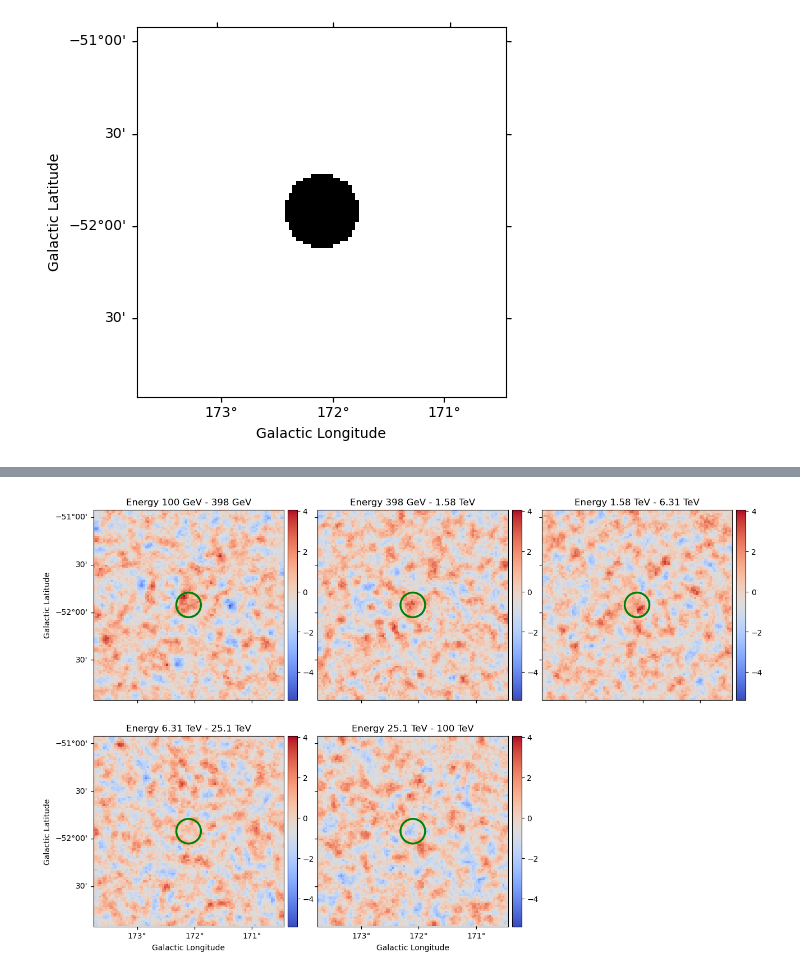
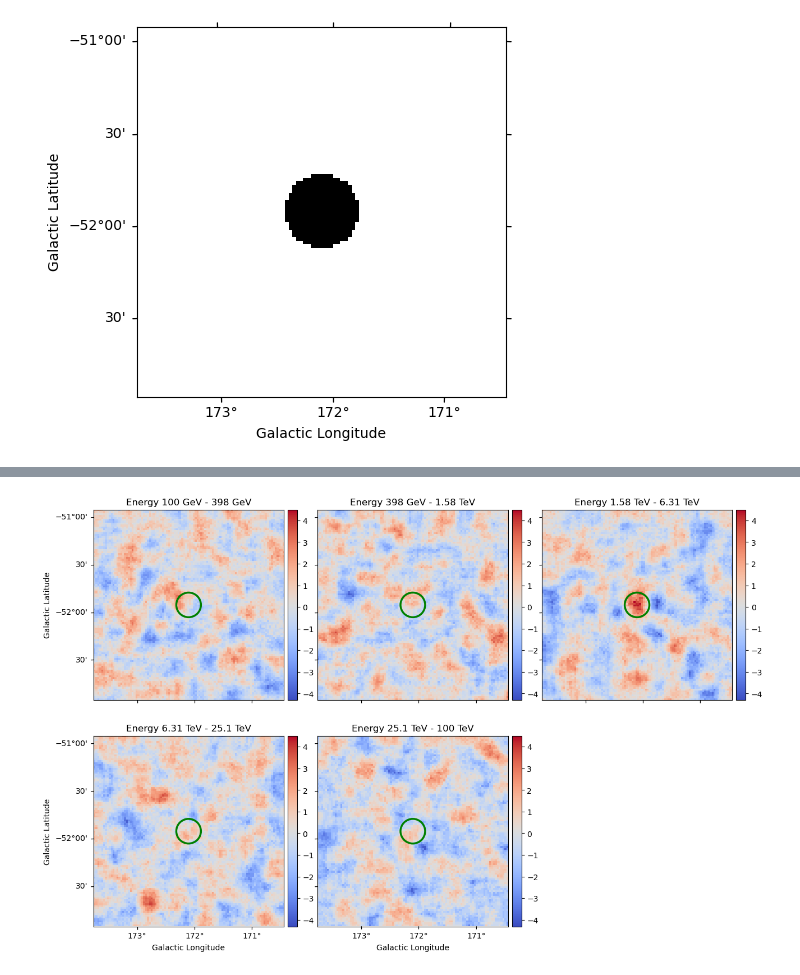
Before and after one commit to tcaba2/MASS_Thesis, a Jupyter notebook: simulations/UFO/Experiment/Exp2.ipynb, the cells around one changed output, grey strips where cells are left out. Saved outputs shown, nothing was run; the diff lists cells and outputs as text; code cells hidden in the pictures.

```diff
--- a/simulations/UFO/Experiment/Exp2.ipynb
+++ b/simulations/UFO/Experiment/Exp2.ipynb
@@ -214,29 +254,29 @@ plt.show()
 # %%
 # let's consider more than one energy bin and a correlation radius of 0.1 deg
 estimator = ExcessMapEstimator(
-    correlation_radius="0.05 deg",
+    correlation_radius="0.1 deg",
     selection_optional="all",
     #energy_edges=[0.5, 2, 5, 10, 30, 100] * u.TeV,
     energy_edges=energy_axis.downsample(6).edges,
 )
 
 result = estimator.run(stacked)
 ax = result["sqrt_ts"].plot_grid(
     figsize=(15, 10), cmap="coolwarm", add_cbar=True,
     vmin=np.min(result["sqrt_ts"].data[~np.isnan(result["sqrt_ts"].data)]),
     vmax=np.max(result["sqrt_ts"].data[~np.isnan(result["sqrt_ts"].data)]),
     ncols=3)
 
 for p in ax.reshape(ax.size):
     p.scatter(
         target_position.galactic.l.deg, target_position.galactic.b.deg,
         transform=p.get_transform("galactic"),
         color="None", edgecolor="g", marker="o",
         s=1000, lw=2.5,
     )
 
 plt.show()
 # %% [output]
-[figure, old version]
+[figure, new version]
 # %%
 excess_estimator_integrated = ExcessMapEstimator(
```
Also changed, not shown: parts of 11 cells of this notebook, 20 other files.
